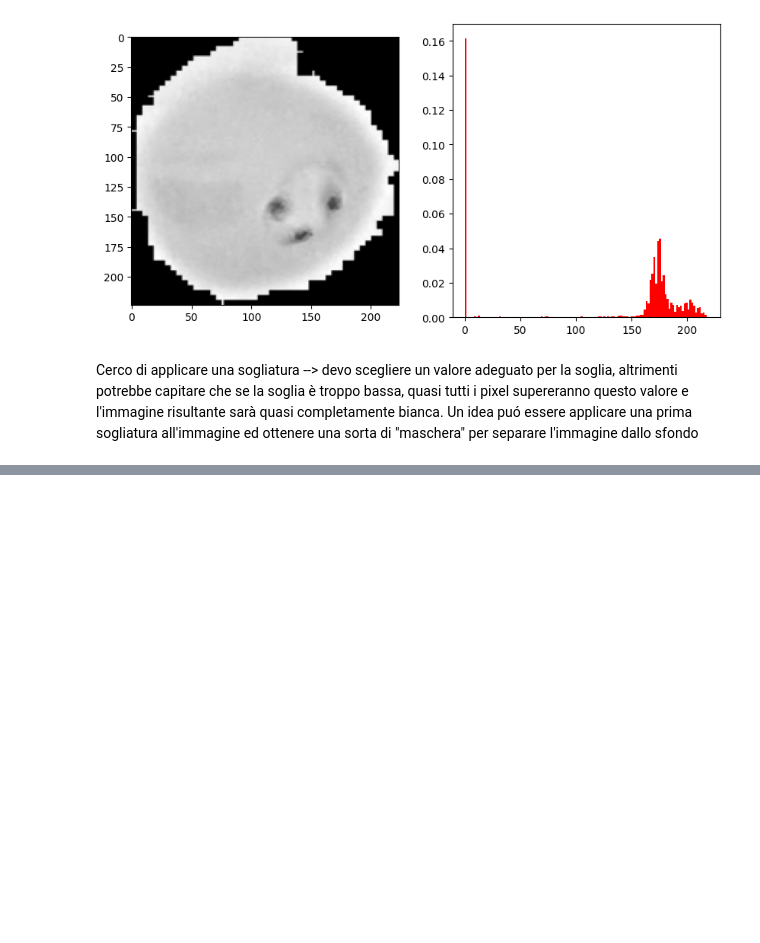
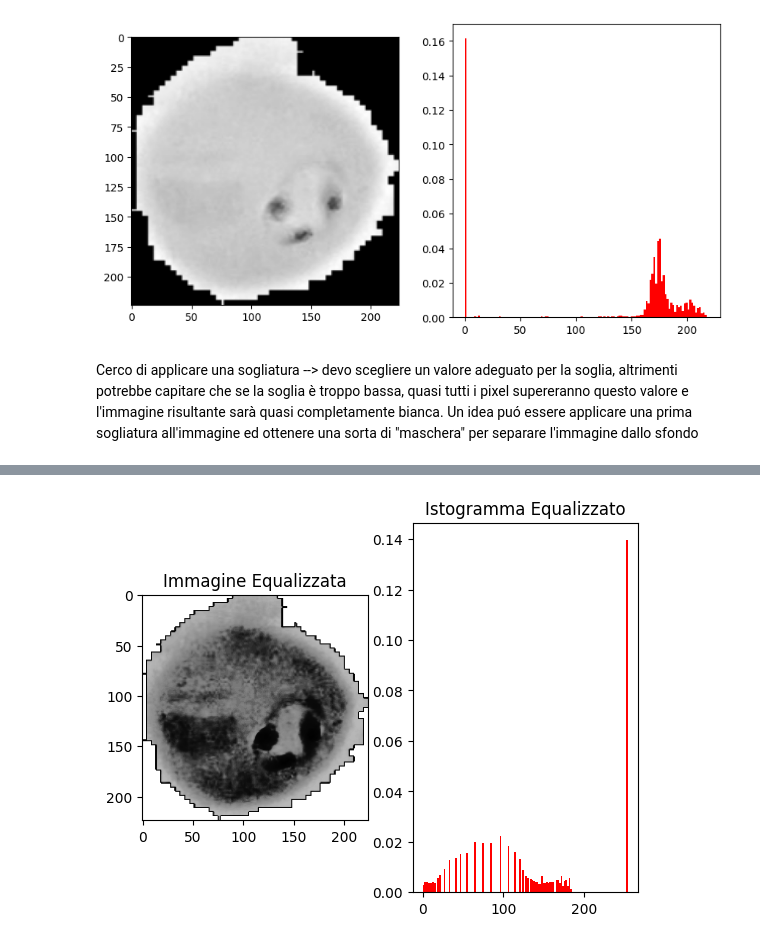
Before and after one commit to GiuuGpEEp/TerzoAnnoUni, a Jupyter notebook: FESI/Progetto/ProvaNotebook.ipynb, the cells around one changed output, grey strips where cells are left out. Cells and saved outputs as stored; diff of their text form; code cells hidden in the pictures; blank space fills up the shorter version.

```diff
--- a/FESI/Progetto/ProvaNotebook.ipynb
+++ b/FESI/Progetto/ProvaNotebook.ipynb
@@ -103,0 +84,32 @@ plt.hist(eq_img.ravel(), bins=128, density=True, color='r');
+# %%
+# Separo i quattro canali RGBA
+b, g, r, alpha = cv2.split(result)
+
+#converto l'immagine in scala di grigi + canale alfa
+resultGray = cv2.cvtColor(cv2.merge((b, g, r)), cv2.COLOR_BGR2GRAY)
+
+# Equalizzazione dell'istogramma sul canale grigio
+eq_img = cv2.equalizeHist(resultGray)
+
+# Ricombina il canale grigio equalizzato con il canale alfa originale
+resultGray_noBg = cv2.merge((eq_img, alpha))
+# Espandi il canale grigio in 3 canali
+bgr_gray = cv2.merge((eq_img, eq_img, eq_img))
+
+# Combina con il canale alfa
+bgra_gray = cv2.merge((eq_img, eq_img, eq_img, alpha))
+
+# Salva l'immagine con 4 canali (BGRA)
+cv2.imwrite('FESI/Progetto/tests/boh.png', bgra_gray)
+
+# Visualizza i risultati
+plt.subplot(1, 2, 1)
+plt.imshow(eq_img, cmap='gray')
+plt.title("Immagine Equalizzata")
+
+plt.subplot(1, 2, 2)
+plt.hist(eq_img.ravel(), bins=128, density=True, color='r')
+plt.title("Istogramma Equalizzato")
+plt.show()
+# %% [output]
+[figure, added]
```
Also changed, not shown: parts of 4 cells of this notebook, 6 other files.
